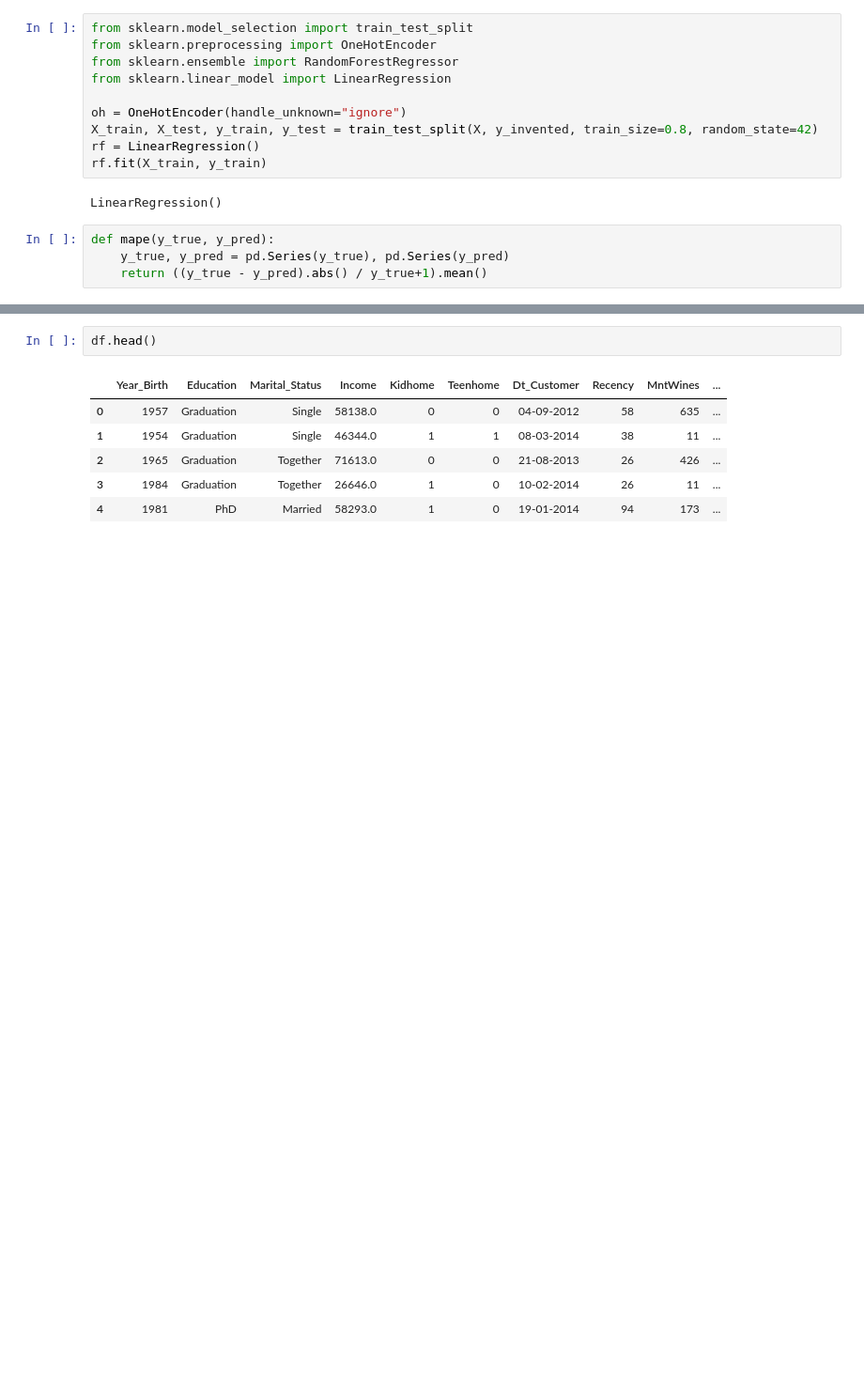
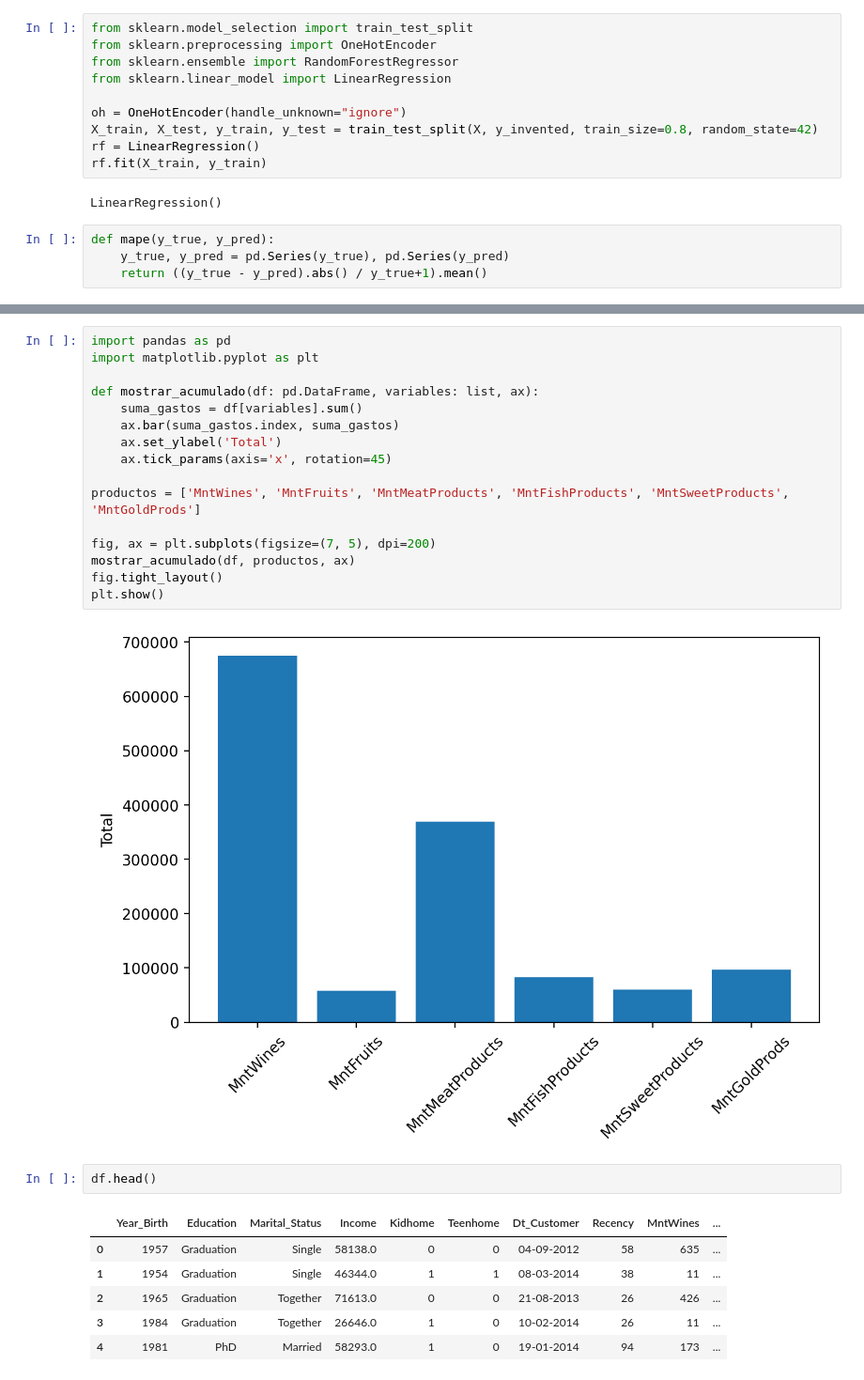
Before and after one commit to Martain24/TFM, a Jupyter notebook: primer_dataset/train_MV.ipynb, the cells around one changed output, grey strips where cells are left out. Shown at 94% size. Cells and saved outputs as stored; diff of their text form; blank space fills up the shorter version.

```diff
--- a/primer_dataset/train_MV.ipynb
+++ b/primer_dataset/train_MV.ipynb
@@ -500,3 +615,21 @@ sns.lineplot(x=y_test, y=y_test, c="r")
+# %%
+import pandas as pd
+import matplotlib.pyplot as plt
+
+def mostrar_acumulado(df: pd.DataFrame, variables: list, ax):
+    suma_gastos = df[variables].sum()
+    ax.bar(suma_gastos.index, suma_gastos)
+    ax.set_ylabel('Total')
+    ax.tick_params(axis='x', rotation=45)
+
+productos = ['MntWines', 'MntFruits', 'MntMeatProducts', 'MntFishProducts', 'MntSweetProducts', 'MntGoldProds']
+
+fig, ax = plt.subplots(figsize=(7, 5), dpi=200)
+mostrar_acumulado(df, productos, ax)
+fig.tight_layout()
+plt.show()
+# %% [output]
+[figure, added]
 # %%
 df.head()
 # %% [output]
```
Also changed, not shown: parts of 19 cells of this notebook.
